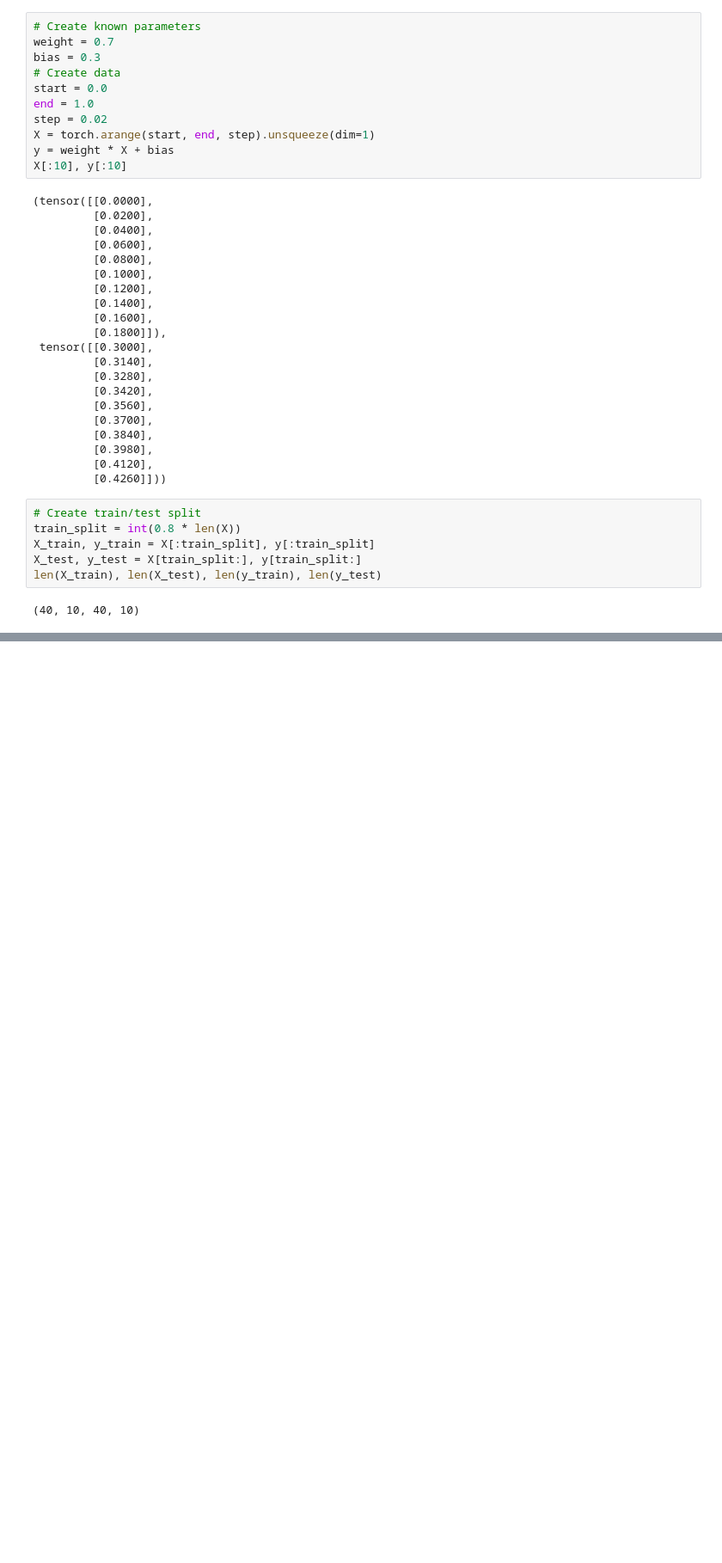
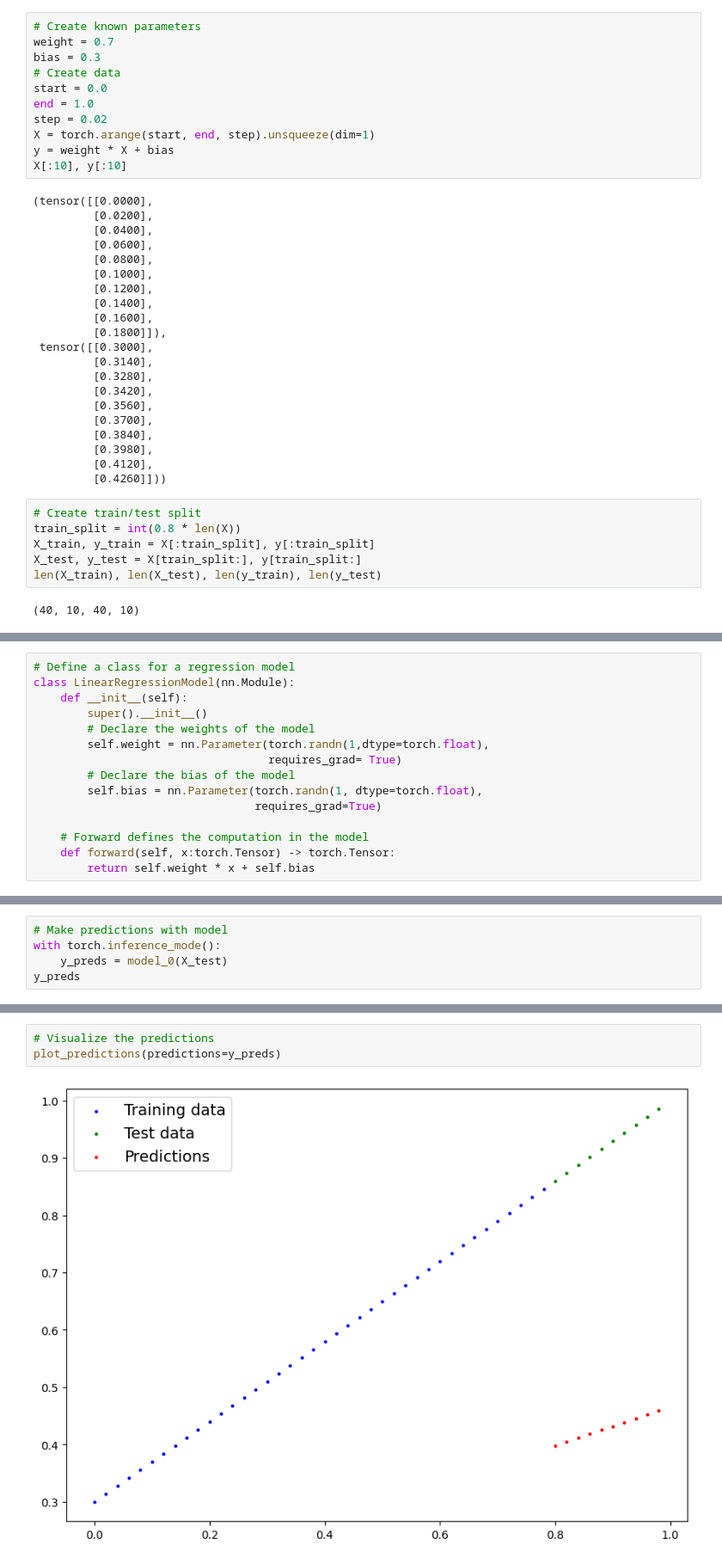
Before and after one commit to achiilles-deyeni/30_days_of_deeplearning, a Jupyter notebook: pytorch_workflow.ipynb, the cells around one changed output, grey strips where cells are left out. Shown at 86% size. Drawn from its saved outputs; the diff is of its cells as text; blank space fills up the shorter version.

```diff
--- a/pytorch_workflow.ipynb
+++ b/pytorch_workflow.ipynb
@@ -48,0 +73,15 @@ len(X_train), len(X_test), len(y_train), len(y_test)
+# %%
+# Define a class for a regression model
+class LinearRegressionModel(nn.Module):
+    def __init__(self):
+        super().__init__()
+        # Declare the weights of the model
+        self.weight = nn.Parameter(torch.randn(1,dtype=torch.float),
+                                   requires_grad= True)
+        # Declare the bias of the model
+        self.bias = nn.Parameter(torch.randn(1, dtype=torch.float),
+                                 requires_grad=True)
+
+    # Forward defines the computation in the model
+    def forward(self, x:torch.Tensor) -> torch.Tensor:
+        return self.weight * x + self.bias
@@ -48,0 +103,5 @@ len(X_train), len(X_test), len(y_train), len(y_test)
+# %%
+# Make predictions with model
+with torch.inference_mode():
+    y_preds = model_0(X_test)
+y_preds
@@ -48,0 +119,5 @@ len(X_train), len(X_test), len(y_train), len(y_test)
+# %%
+# Visualize the predictions
+plot_predictions(predictions=y_preds)
+# %% [output]
+[figure, added]
```
Also changed, not shown: parts of 13 cells of this notebook.
